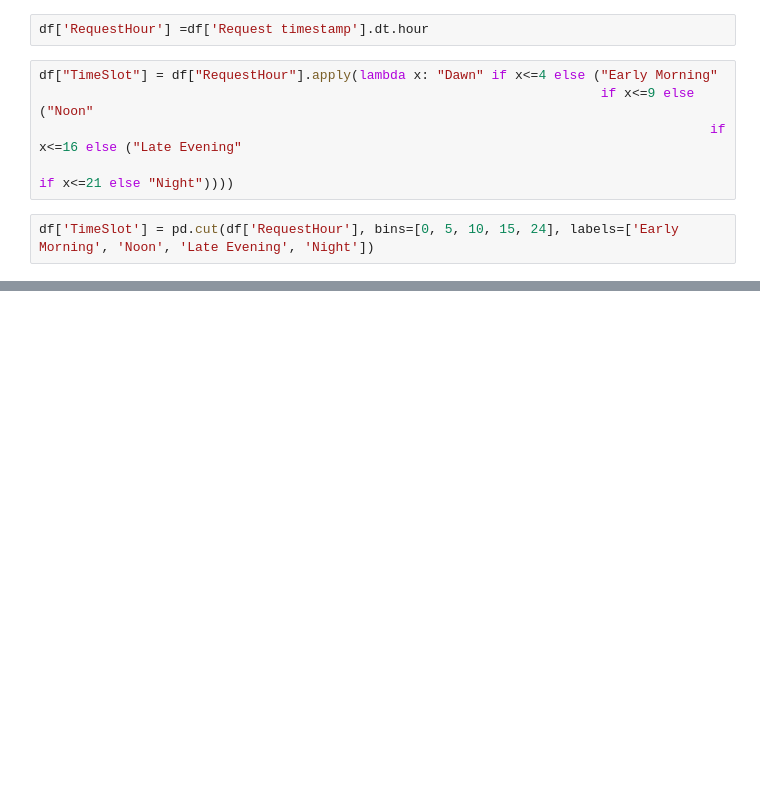
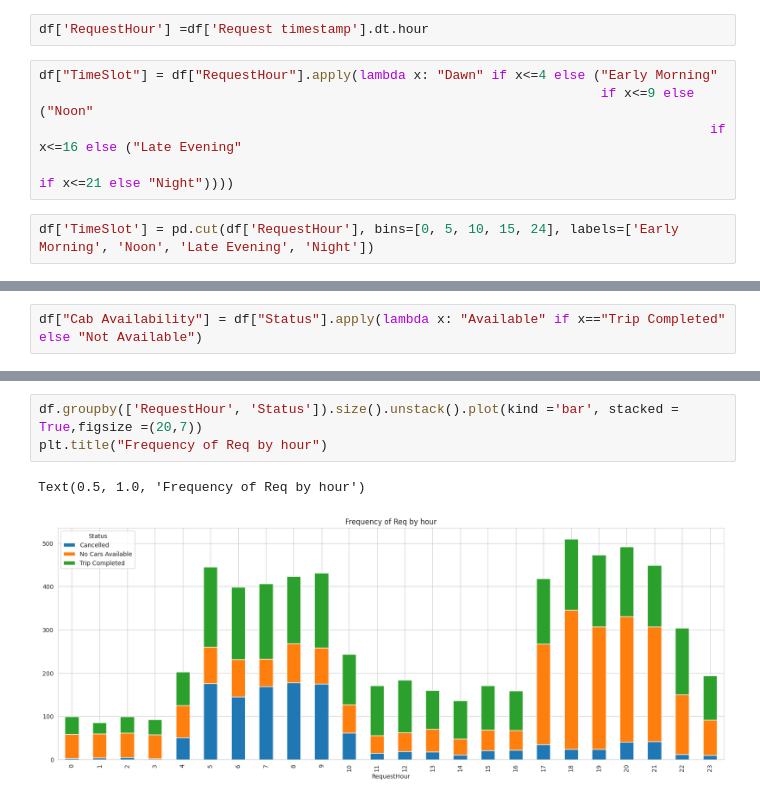
Before and after one commit to sr606/Python-Practice, a Jupyter notebook: RCA2.ipynb, the cells around one changed output, grey strips where cells are left out. Saved outputs shown, nothing was run; the diff lists cells and outputs as text; blank space fills up the shorter version.

```diff
--- a/RCA2.ipynb
+++ b/RCA2.ipynb
@@ -90,0 +116,2 @@ dtype: int64
+# %%
+df["Cab Availability"] = df["Status"].apply(lambda x: "Available" if x=="Trip Completed" else "Not Available")
@@ -90,0 +126,6 @@ dtype: int64
+# %%
+df.groupby(['RequestHour', 'Status']).size().unstack().plot(kind ='bar', stacked = True,figsize =(20,7))
+plt.title("Frequency of Req by hour")
+# %% [output]
+Text(0.5, 1.0, 'Frequency of Req by hour')
+[figure, added]
```
Also changed, not shown: parts of 15 cells of this notebook.
